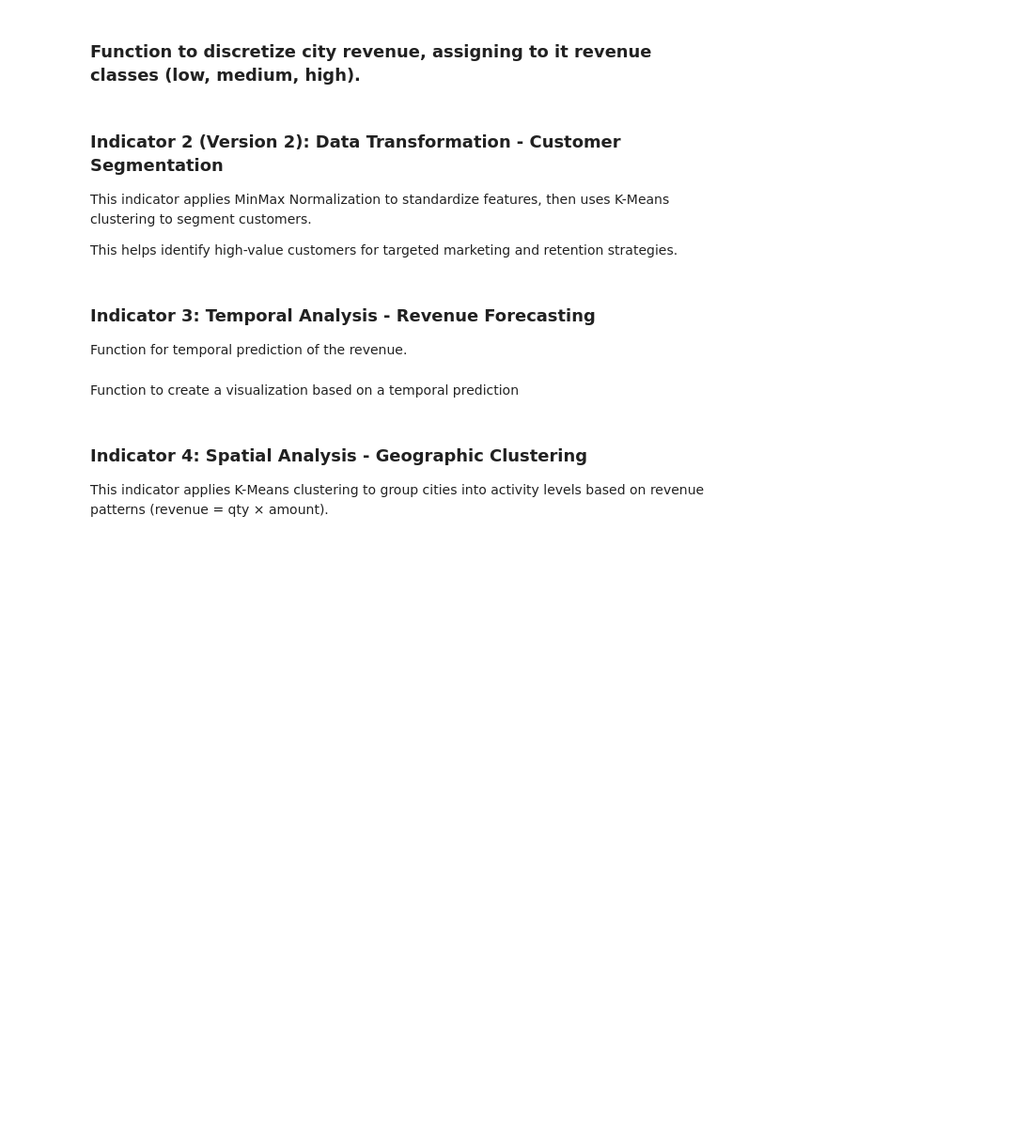
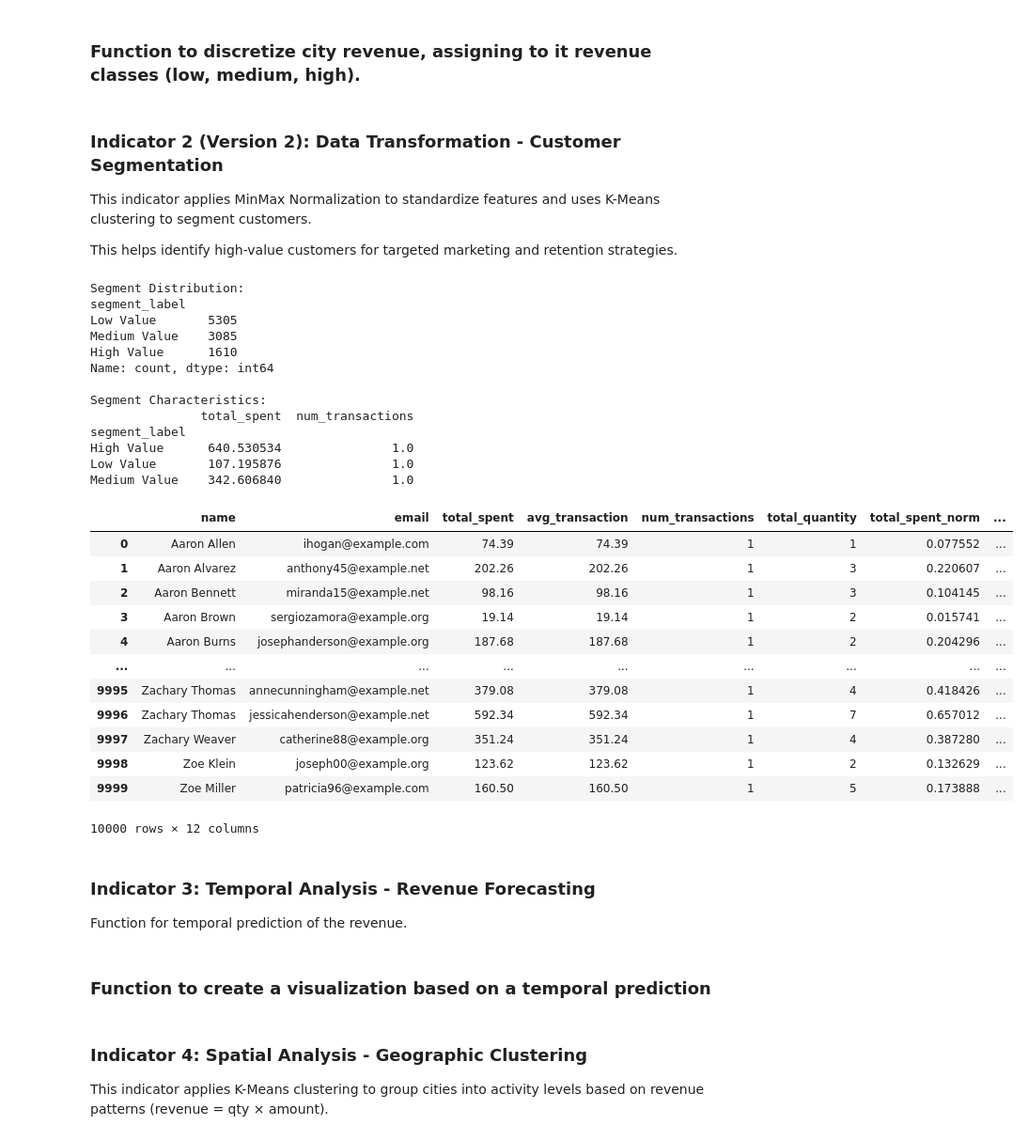
Before and after one commit to Loro67/invoices-data-analysis, a Jupyter notebook: Invoices-Dataset-Analysis.ipynb, the cells around one changed output. Shown at 94% size. Saved outputs shown, nothing was run; the diff lists cells and outputs as text; code cells hidden in the pictures; blank space fills up the shorter version.

```diff
--- a/Invoices-Dataset-Analysis.ipynb
+++ b/Invoices-Dataset-Analysis.ipynb
@@ -383,27 +425,29 @@ def discretize_city_revenue(city_rev: pd.DataFrame, q: int = 3) -> pd.DataFrame:
     return city_rev
 # %% [markdown]
 ### Indicator 2 (Version 2): Data Transformation - Customer Segmentation
-This indicator applies MinMax Normalization to standardize features, then uses K-Means clustering to segment customers.
+This indicator applies MinMax Normalization to standardize features and uses K-Means clustering to segment customers.
 
 This helps identify high-value customers for targeted marketing and retention strategies.
 # %%
 def customer_segmentation(df: pd.DataFrame) -> pd.DataFrame:
     """
-    Applies MinMax normalization and K-Means clustering for segmentation.
-    Segments customers into Low, Medium, and High value groups based on
-    spending patterns and transaction frequency.
+    - Applies MinMax normalization and K-Means clustering for segmentation.
+    - Segments customers into Low, Medium, and High value groups based on spending patterns and transaction frequency.
 
     Input:
     --------
-    - df: invoices dataframe
+    - df: invoices DataFrame
+
     Output:
     --------
-    - DataFrame with city revenue segmentation
+    - DataFrame with customer revenue segmentation
     """
-    # Ensure revenue column exists
-    df = df.copy()
+    # Check if revenue column exists, if not, create it from qty and amount
     if 'revenue' not in df.columns:
-        df['revenue'] = df.get('qty', 0) * df.get('amount', 0)
+        if 'qty' in df.columns and 'amount' in df.columns:
+            df['revenue'] = df['qty'] * df['amount']
+        else:
+            raise ValueError("Cannot calculate revenue: missing 'revenue' or 'qty'/'amount' columns")
 
     # Aggregate customer-level metrics
     customer_profile = df.groupby(['name', 'email']).agg({
@@ -446,6 +490,35 @@ def customer_segmentation(df: pd.DataFrame) -> pd.DataFrame:
     print(customer_profile.groupby('segment_label')[['total_spent', 'num_transactions']].mean())
 
     return customer_profile
+# %%
+customer_segmentation(df)
+# %% [output]
+Segment Distribution:
+segment_label
+Low Value       5305
+Medium Value    3085
+High Value      1610
+Name: count, dtype: int64
+
+Segment Characteristics:
+               total_spent  num_transactions
+segment_label
+High Value      640.530534               1.0
+Low Value       107.195876               1.0
+Medium Value    342.606840               1.0
+|  | name | email | total_spent | avg_transaction | num_transactions | total_quantity | total_spent_norm | ... |
+| 0 | Aaron Allen | ihogan@example.com | 74.39 | 74.39 | 1 | 1 | 0.077552 | ... |
+| 1 | Aaron Alvarez | anthony45@example.net | 202.26 | 202.26 | 1 | 3 | 0.220607 | ... |
+| 2 | Aaron Bennett | miranda15@example.net | 98.16 | 98.16 | 1 | 3 | 0.104145 | ... |
+| 3 | Aaron Brown | sergiozamora@example.org | 19.14 | 19.14 | 1 | 2 | 0.015741 | ... |
+| 4 | Aaron Burns | josephanderson@example.org | 187.68 | 187.68 | 1 | 2 | 0.204296 | ... |
+| ... | ... | ... | ... | ... | ... | ... | ... | ... |
+| 9995 | Zachary Thomas | annecunningham@example.net | 379.08 | 379.08 | 1 | 4 | 0.418426 | ... |
+| 9996 | Zachary Thomas | jessicahenderson@example.net | 592.34 | 592.34 | 1 | 7 | 0.657012 | ... |
+| 9997 | Zachary Weaver | catherine88@example.org | 351.24 | 351.24 | 1 | 4 | 0.387280 | ... |
+| 9998 | Zoe Klein | joseph00@example.org | 123.62 | 123.62 | 1 | 2 | 0.132629 | ... |
+| 9999 | Zoe Miller | patricia96@example.com | 160.50 | 160.50 | 1 | 5 | 0.173888 | ... |
+10000 rows × 12 columns
 # %% [markdown]
 ### Indicator 3: Temporal Analysis - Revenue Forecasting
 Function for temporal prediction of the revenue.
@@ -519,7 +592,7 @@ def temporal_prediction(df: pd.DataFrame, time: str="year",periods: int = 10):
 
     return new_df, model,prediction
 # %% [markdown]
-Function to create a visualization based on a temporal prediction
+### Function to create a visualization based on a temporal prediction
 # %%
 def display_temporal_prediction(df: pd.DataFrame, model,prediction,options: str = "prophet"):
     """
```
Also changed, not shown: parts of 10 cells of this notebook.
